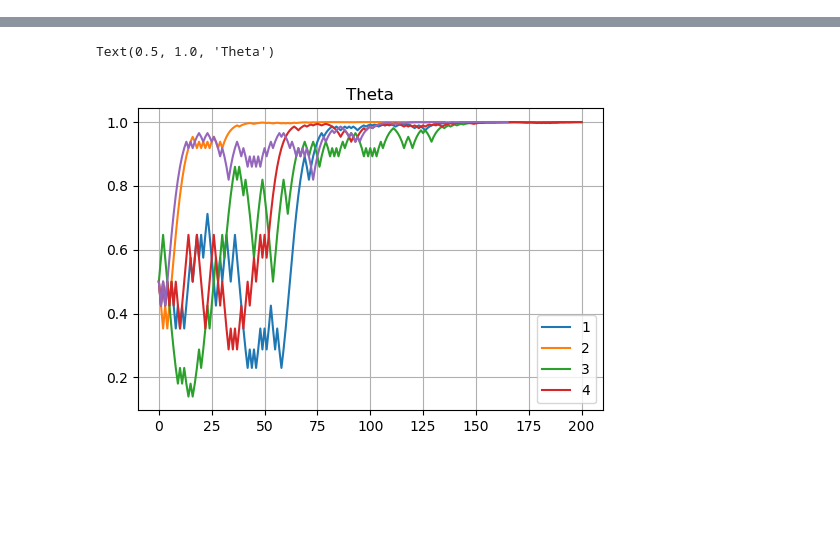
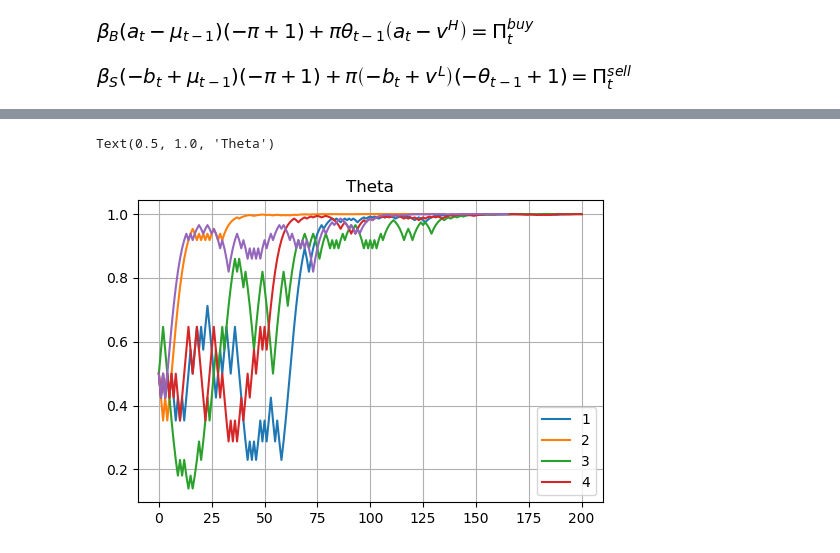
Before and after one commit to s-corfixen/projects-2019-snake-on-3310, a Jupyter notebook: modelproject/Untitled1.ipynb, the cells around one changed output, grey strips where cells are left out. Cells and saved outputs as stored; diff of their text form; code cells hidden in the pictures; blank space fills up the shorter version.

```diff
--- a/modelproject/Untitled1.ipynb
+++ b/modelproject/Untitled1.ipynb
@@ -35,0 +79,8 @@ spis = sm.symbols("Pi_sell")
+# %%
+sm.Eq(theta_t1*pi*(a_t-v_h)+beta_b*(1-pi)*(a_t-mu_t1), sm.symbols("Pi^buy_t"))
+# %% [output]
+[figure, added]
+# %%
+sm.Eq((1-theta_t1)*pi*(v_l-b_t)+beta_s*(1-pi)*(mu_t1-b_t),sm.symbols("Pi^sell_t"))
+# %% [output]
+[figure, added]
```
Also changed, not shown: parts of 28 cells of this notebook.
